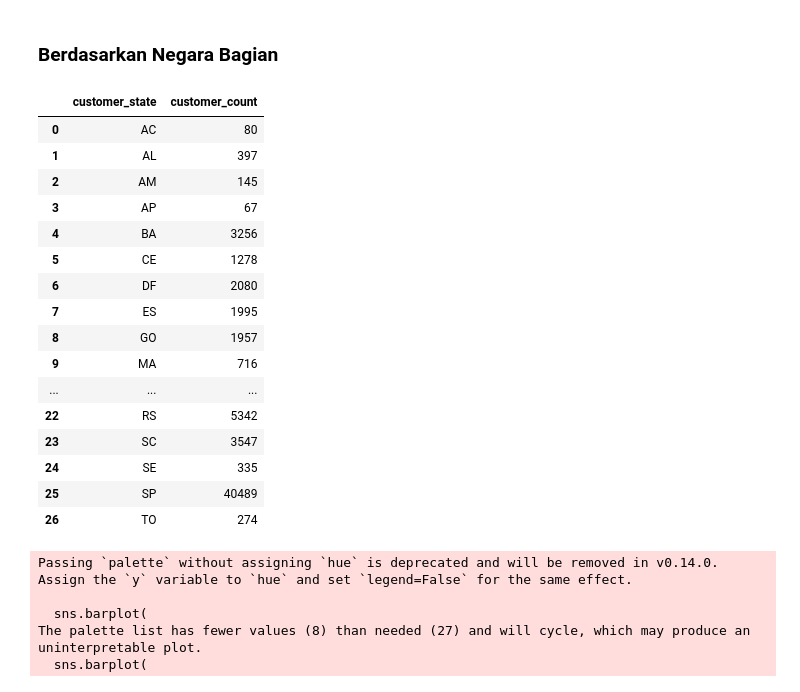
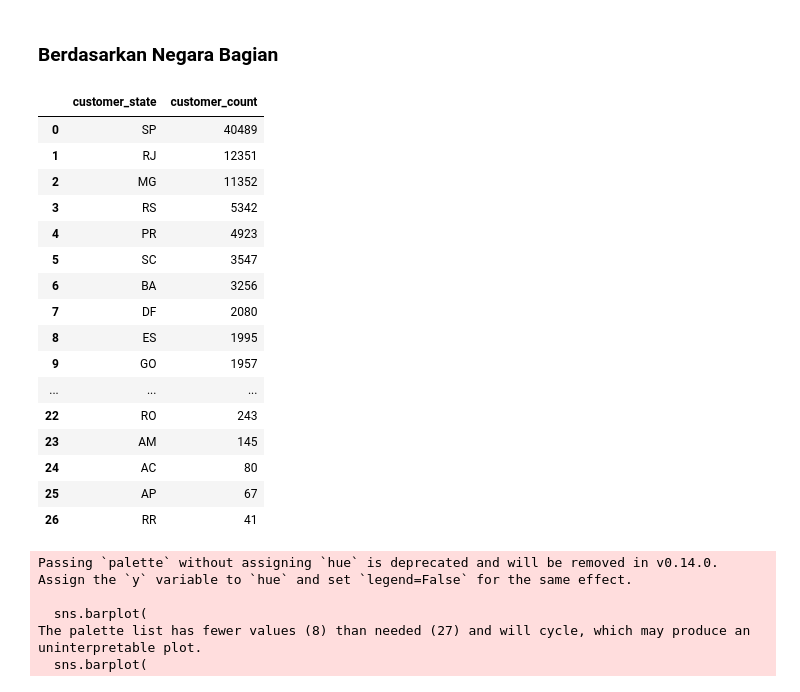
Before and after one commit to asysyamsd/proyek-analisis-data, a Jupyter notebook: Proyek Analisis Data.ipynb, the cells around one changed output. Cells and saved outputs as stored; diff of their text form; code cells hidden in the pictures.

```diff
--- a/Proyek Analisis Data.ipynb
+++ b/Proyek Analisis Data.ipynb
@@ -1441,27 +1627,28 @@ The palette list has fewer values (8) than needed (10) and will cycle, which may
 # %%
 bystate_df = orders_customers_df.groupby(by="customer_state").customer_id.nunique().reset_index()
 bystate_df.rename(columns={
     "customer_id": "customer_count"
 }, inplace=True)
+bystate_df = bystate_df.sort_values(by="customer_count", ascending=False).reset_index(drop=True)
 bystate_df
 # %% [output]
 |  | customer_state | customer_count |
-| 0 | AC | 80 |
-| 1 | AL | 397 |
-| 2 | AM | 145 |
-| 3 | AP | 67 |
-| 4 | BA | 3256 |
-| 5 | CE | 1278 |
-| 6 | DF | 2080 |
-| 7 | ES | 1995 |
-| 8 | GO | 1957 |
-| 9 | MA | 716 |
+| 0 | SP | 40489 |
+| 1 | RJ | 12351 |
+| 2 | MG | 11352 |
+| 3 | RS | 5342 |
+| 4 | PR | 4923 |
+| 5 | SC | 3547 |
+| 6 | BA | 3256 |
+| 7 | DF | 2080 |
+| 8 | ES | 1995 |
+| 9 | GO | 1957 |
 | ... | ... | ... |
-| 22 | RS | 5342 |
-| 23 | SC | 3547 |
-| 24 | SE | 335 |
-| 25 | SP | 40489 |
-| 26 | TO | 274 |
+| 22 | RO | 243 |
+| 23 | AM | 145 |
+| 24 | AC | 80 |
+| 25 | AP | 67 |
+| 26 | RR | 41 |
 # %%
 plt.figure(figsize=(10, 5))
 colors_ = ["#72BCD4", "#D3D3D3", "#D3D3D3", "#D3D3D3", "#D3D3D3", "#D3D3D3", "#D3D3D3", "#D3D3D3"]
```
Also changed, not shown: parts of 52 cells of this notebook, 1 other file.
